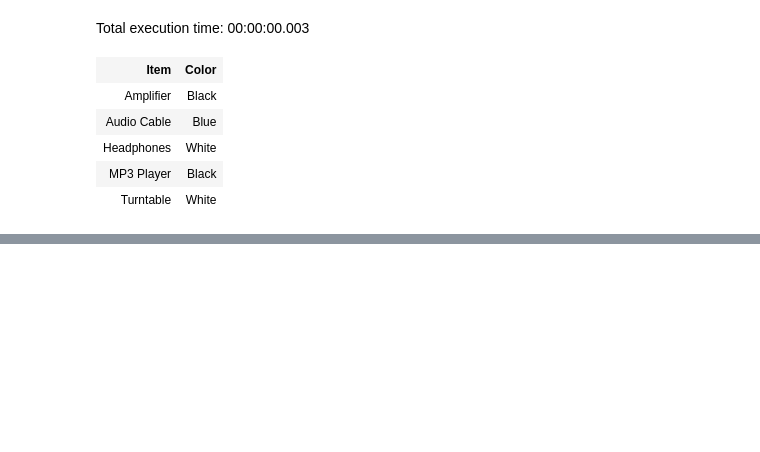
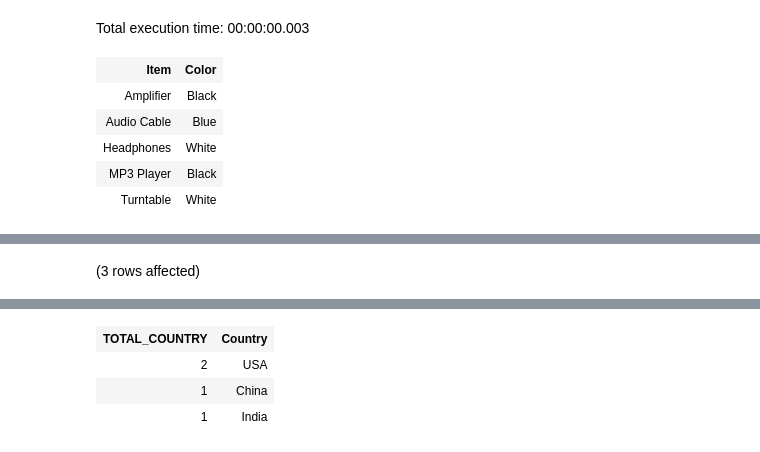
Before and after one commit to tanviredu/PowerBI, a Jupyter notebook: TSQL/DATA_QUERY_SQL.ipynb, the cells around one changed output, grey strips where cells are left out. Saved outputs shown, nothing was run; the diff lists cells and outputs as text; code cells hidden in the pictures; blank space fills up the shorter version.

```diff
--- a/TSQL/DATA_QUERY_SQL.ipynb
+++ b/TSQL/DATA_QUERY_SQL.ipynb
@@ -338,0 +391,6 @@ Total execution time: 00:00:00.003
+# %%
+-- Aggragae FUNCTIONS
+SELECT COUNT(*) AS TOTAL_COUNTRY,Country FROM Customers
+GROUP BY Country  HAVING Country IS NOT NULL ORDER BY TOTAL_COUNTRY DESC;
+# %% [output]
+(3 rows affected)
@@ -338,0 +398,4 @@ Total execution time: 00:00:00.003
+| TOTAL_COUNTRY | Country |
+| 2 | USA |
+| 1 | China |
+| 1 | India |
```
Also changed, not shown: parts of 15 cells of this notebook, 1 other file.
